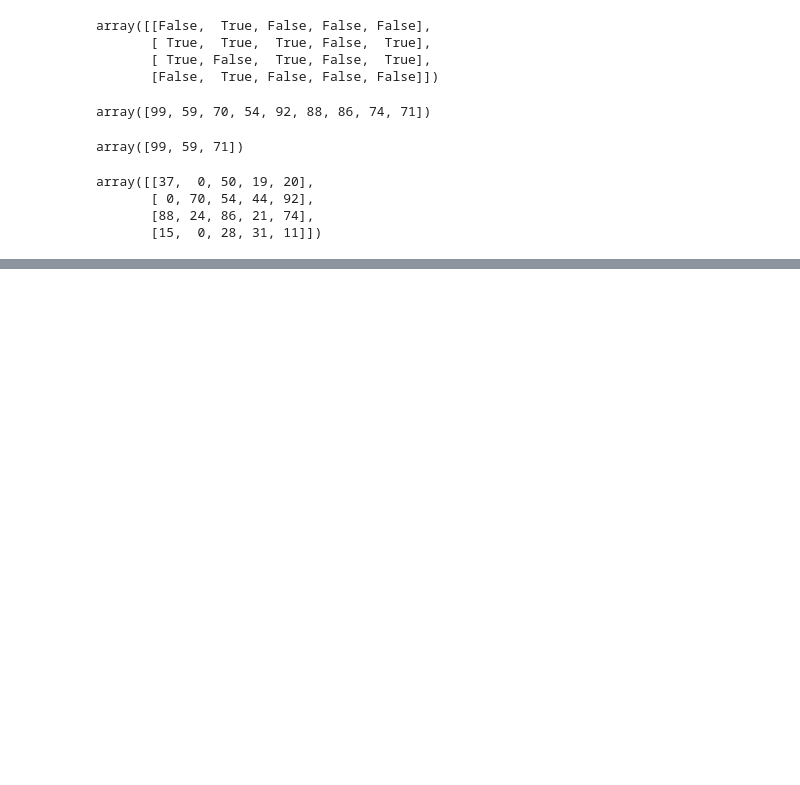
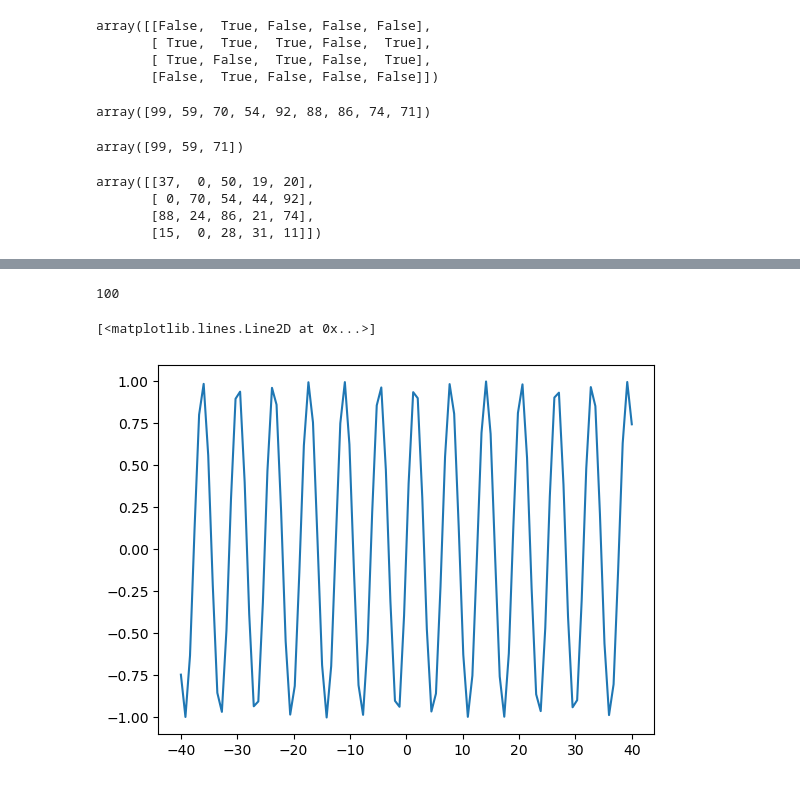
Before and after one commit to SparksFlash/Python-Libraries, a Jupyter notebook: NumPy/Total_concept.ipynb, the cells around one changed output, grey strips where cells are left out. Drawn from its saved outputs; the diff is of its cells as text; code cells hidden in the pictures; blank space fills up the shorter version.

Commit message:
plotting graphs using numpy

```diff
--- a/NumPy/Total_concept.ipynb
+++ b/NumPy/Total_concept.ipynb
@@ -411,3 +411,6 @@ array([[37,  0, 50, 19, 20],
        [ 0, 70, 54, 44, 92],
        [88, 24, 86, 21, 74],
        [15,  0, 28, 31, 11]])
+# %%
+x = np.linspace(-40,40,100)  # Create an array of 100 evenly spaced values between -40 and 40
+x
@@ -413,0 +439,2 @@ array([[37,  0, 50, 19, 20],
+# %%
+y = np.sin(x)  # Calculate the sine of each element in x
@@ -413,0 +462,4 @@ array([[37,  0, 50, 19, 20],
+# %%
+y.size
+# %% [output]
+100
@@ -413,0 +469,5 @@ array([[37,  0, 50, 19, 20],
+# %%
+plt.plot(x,y)  # Plot the sine wave
+# %% [output]
+[<matplotlib.lines.Line2D at 0x...>]
+[figure, added]
```
Also changed, not shown: parts of 5 cells of this notebook.
